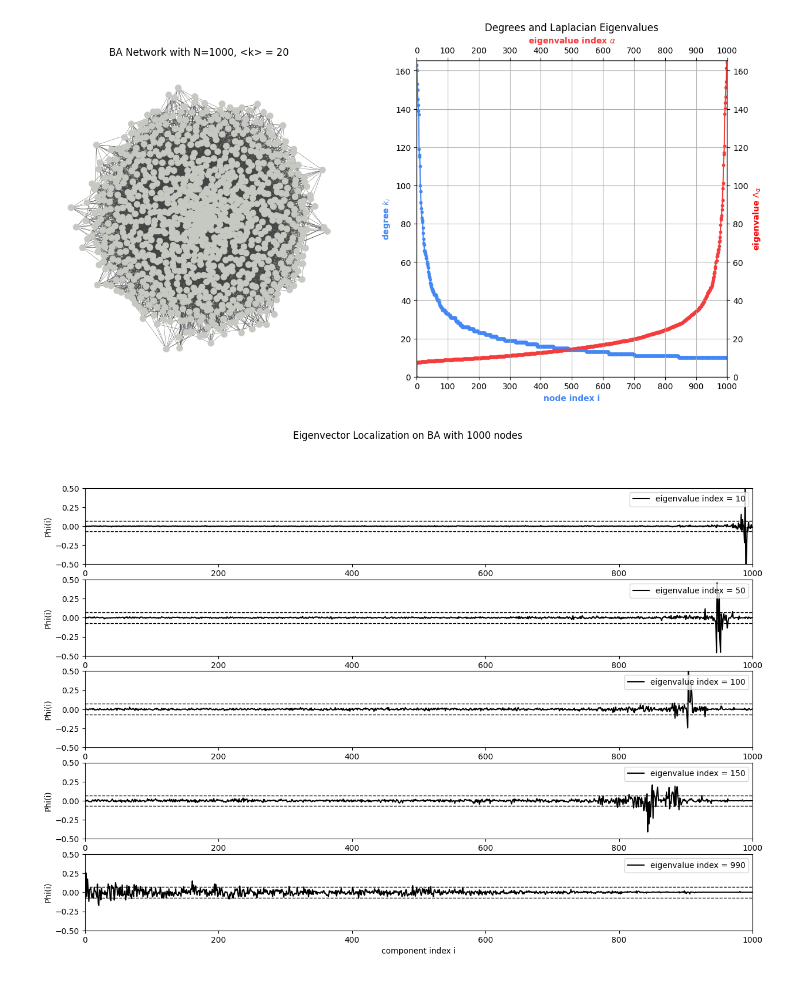
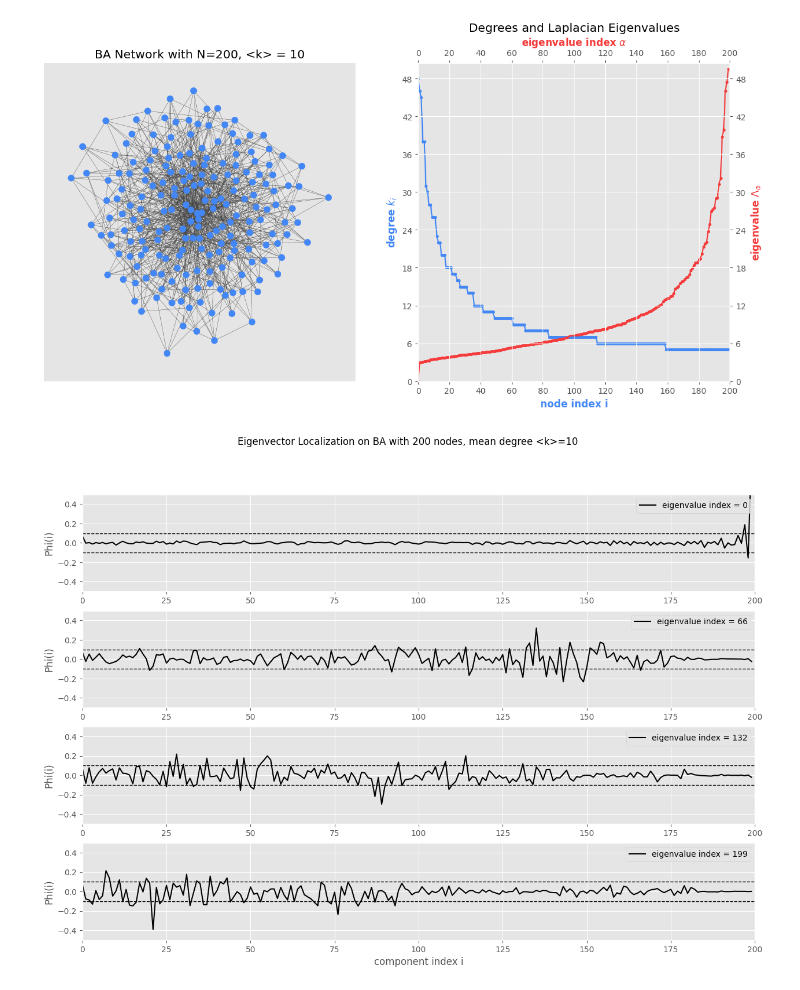
Before and after one commit to miriamzara/ComplexNet_project, a Jupyter notebook: project_18/code/laplacian_localization.ipynb, the cells around one changed output. Saved outputs shown, nothing was run; the diff lists cells and outputs as text; code cells hidden in the pictures.

```diff
--- a/project_18/code/laplacian_localization.ipynb
+++ b/project_18/code/laplacian_localization.ipynb
@@ -6,10 +6,11 @@ import matplotlib.pyplot as plt
 import matplotlib.ticker as ticker
 import pandas as pd
 import seaborn as sns
+plt.style.use("ggplot")
 # %%
-num_nodes = 1000
-mean_degree = 20
-ythreshold = 0.07 #threshold on eigenvector components
+num_nodes = 200
+mean_degree = 10
+ythreshold = 0.1 #threshold on eigenvector components
 # %%
 m = int(mean_degree/2)
 ba_graph = ig.Graph.Barabasi(n=num_nodes, m=m)
@@ -38,27 +39,28 @@ ig.plot(
     margin=20,
     vertex_size=10,
     edge_width=0.3,
-    vertex_color = "#c6c9c1",
-    vertex_frame_color = "#c6c9c1"
+    vertex_color = "#4287f5",
+    vertex_frame_color = "#4287f5"
 )
 axs[0].set_title(f"BA Network with N={num_nodes}, <k> = {mean_degree}")
 
+c = "#4287f5" # blue
 axs[1].plot(
     range(num_nodes),
     degrees,
-    color="#4287f5",
+    color=c,
     )
 axs[1].scatter(
     range(num_nodes),
     degrees,
-    color="#4287f5",
+    color=c,
     s = 10
     )
 axs[1].set_xlabel("node index i",  color = "#4287f5", fontdict={'weight': 'bold'})
 axs[1].set_ylabel(r"degree $k_i$", color = "#4287f5", fontdict={'weight': 'bold'})
 
 ######################################################################################
-c = "#f53b3b"
+c = "#f53b3b" # red
 secax_x = axs[1].twiny()
 secax_x.set_xlabel(r"eigenvalue index $\alpha$", color=c, fontdict={'weight': 'bold'})
 secax_x.xaxis.set_label_position('top')
@@ -68,7 +70,7 @@ axs[1].xaxis.set_major_locator(ticker.MaxNLocator(integer=True))
 secax_x.xaxis.set_major_locator(ticker.MaxNLocator(integer=True))
 
 secax_y = axs[1].twinx()
-secax_y.set_ylabel(r"eigenvalue $\Lambda_α$", color="red", fontdict={'weight': 'bold'})
+secax_y.set_ylabel(r"eigenvalue $\Lambda_α$", color="#f53b3b", fontdict={'weight': 'bold'})
 secax_y.yaxis.set_label_position('right')
 upper_limits = [max(degrees), max(eigenvalues)]
 axs[1].set_ylim(0, max(upper_limits)+1)
@@ -89,36 +91,35 @@ axs[1].scatter(
     )
 axs[1].set_title("Degrees and Laplacian Eigenvalues")
 axs[1].grid(True)
-
 plt.savefig(f"figures/network_{num_nodes}.pdf")
 # %% [output]
-[figure, old version]
+[figure, new version]
 # %%
-indices = [10, 50, 100, 150, num_nodes - 10]
+indices = [int(x) for x in np.linspace(0, num_nodes-1, 4)]
 
 
 fig, axs = plt.subplots(len(indices), 1, figsize=(15, 10))
-plt.suptitle(f"Eigenvector Localization on BA with {num_nodes} nodes")
+plt.suptitle(f"Eigenvector Localization on BA with {num_nodes} nodes, mean degree <k>={mean_degree}")
 
 for i,id in enumerate(indices):
     eigenvector = eigenvectors[id]
     axs[i].plot(
         range(num_nodes),
         [eigenvector[n] for n in range(num_nodes)],
         color="black",
         )
     axs[i].set_xlim(0, num_nodes)
     axs[i].set_ylim(-0.5, +0.5)
     axs[i].set_xlabel("")
     axs[i].set_ylabel(f"Phi(i)")
     axs[i].legend([f"eigenvalue index = {id}"], loc='upper right')
     axs[i].axhline(y= + ythreshold, color='black', linestyle='--', linewidth = 1)
     axs[i].axhline(y=- ythreshold, color='black', linestyle='--', linewidth = 1)
 axs[len(indices)-1].set_xlabel("component index i")
 
 plt.savefig(f"figures/eigenvectors_{num_nodes}.pdf")
 # %% [output]
-[figure, old version]
+[figure, new version]
 # %%
 data = []
 k_groups_populations = []
```
Also changed, not shown: parts of 5 cells of this notebook, 13 other files.
